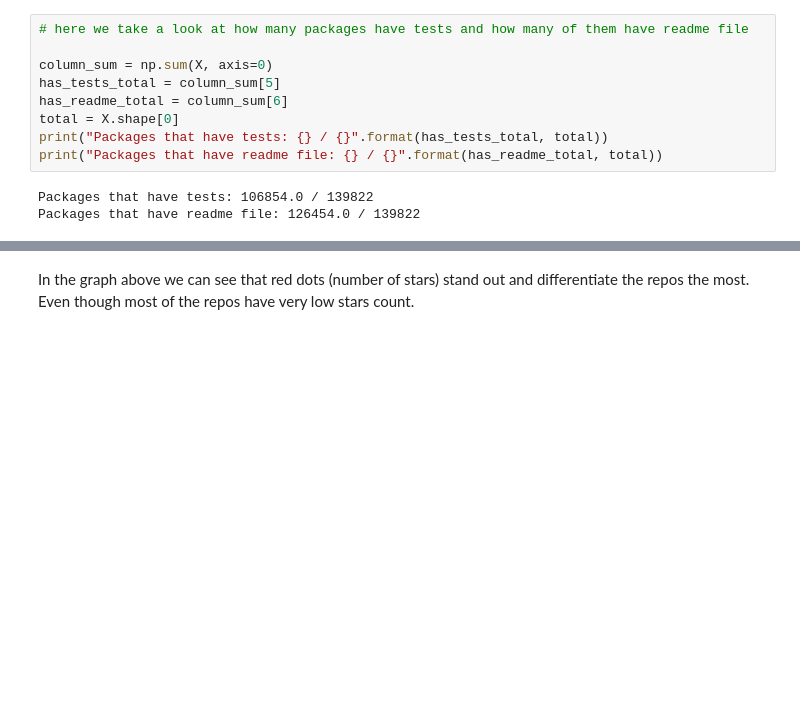
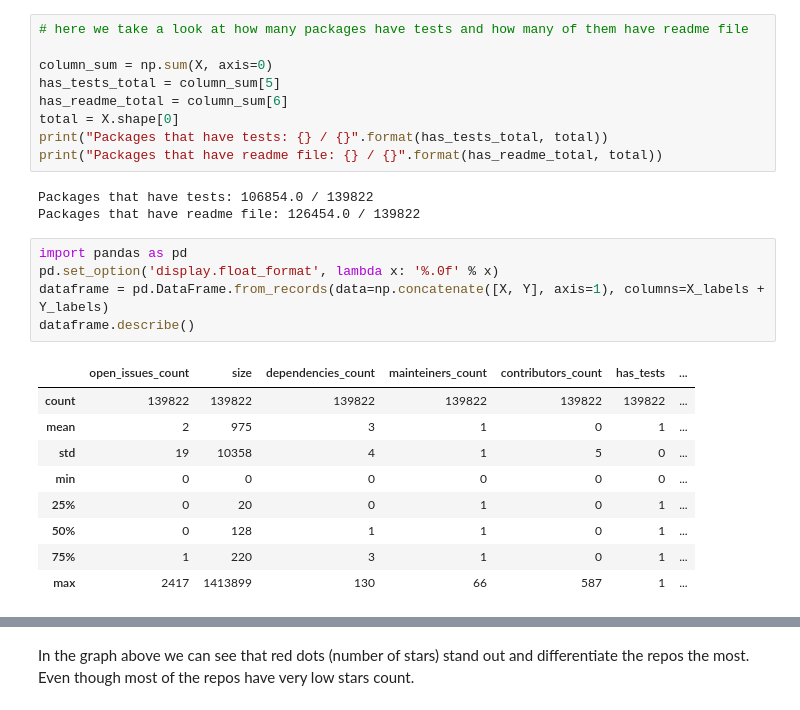
Before and after one commit to sammy-SC/javascript-quality, a Jupyter notebook: jupyter/data-analysis-2.ipynb, the cells around one changed output, grey strips where cells are left out. Saved outputs shown, nothing was run; the diff lists cells and outputs as text; blank space fills up the shorter version.

Commit message:
use pandas describe

```diff
--- a/jupyter/data-analysis-2.ipynb
+++ b/jupyter/data-analysis-2.ipynb
@@ -74,6 +74,21 @@ print("Packages that have readme file: {} / {}".format(has_readme_total, total))
 # %% [output]
 Packages that have tests: 106854.0 / 139822
 Packages that have readme file: 126454.0 / 139822
+# %%
+import pandas as pd
+pd.set_option('display.float_format', lambda x: '%.0f' % x)
+dataframe = pd.DataFrame.from_records(data=np.concatenate([X, Y], axis=1), columns=X_labels + Y_labels)
+dataframe.describe()
+# %% [output]
+|  | open_issues_count | size | dependencies_count | mainteiners_count | contributors_count | has_tests | ... |
+| count | 139822 | 139822 | 139822 | 139822 | 139822 | 139822 | ... |
+| mean | 2 | 975 | 3 | 1 | 0 | 1 | ... |
+| std | 19 | 10358 | 4 | 1 | 5 | 0 | ... |
+| min | 0 | 0 | 0 | 0 | 0 | 0 | ... |
+| 25% | 0 | 20 | 0 | 1 | 0 | 1 | ... |
+| 50% | 0 | 128 | 1 | 1 | 0 | 1 | ... |
+| 75% | 1 | 220 | 3 | 1 | 0 | 1 | ... |
+| max | 2417 | 1413899 | 130 | 66 | 587 | 1 | ... |
 # %%
 # the following plot helps to see distribution of value
 # we made the graph very high so the distribution can be viewed better
```
Also changed, not shown: parts of 15 cells of this notebook.
